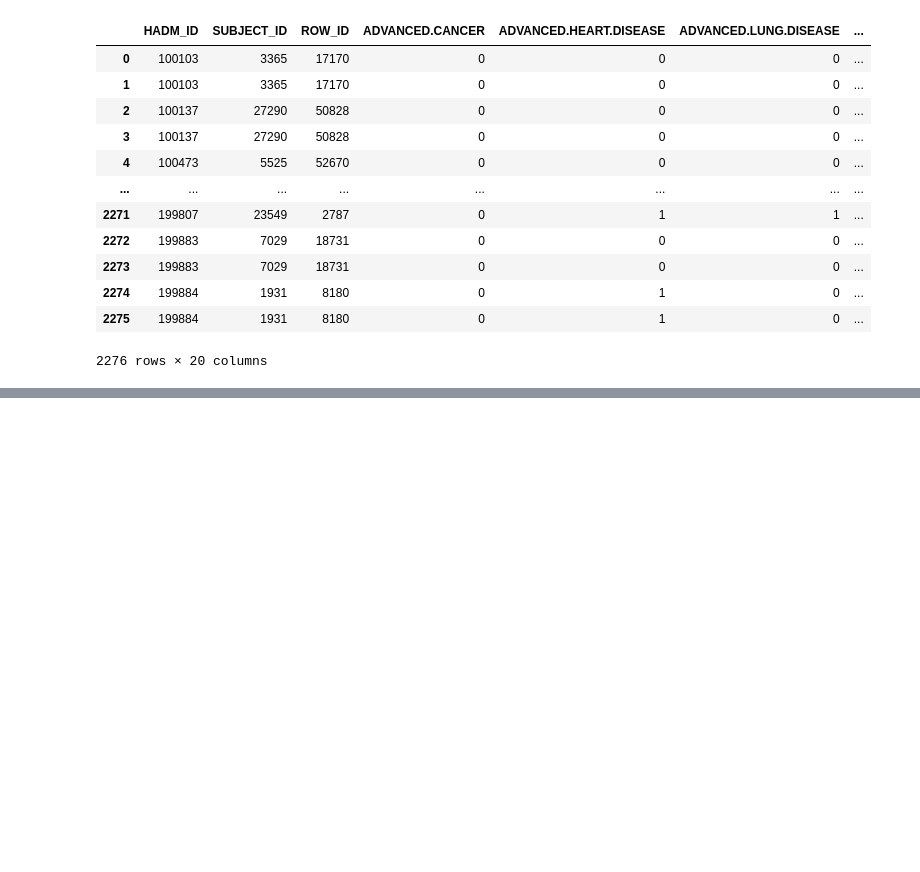
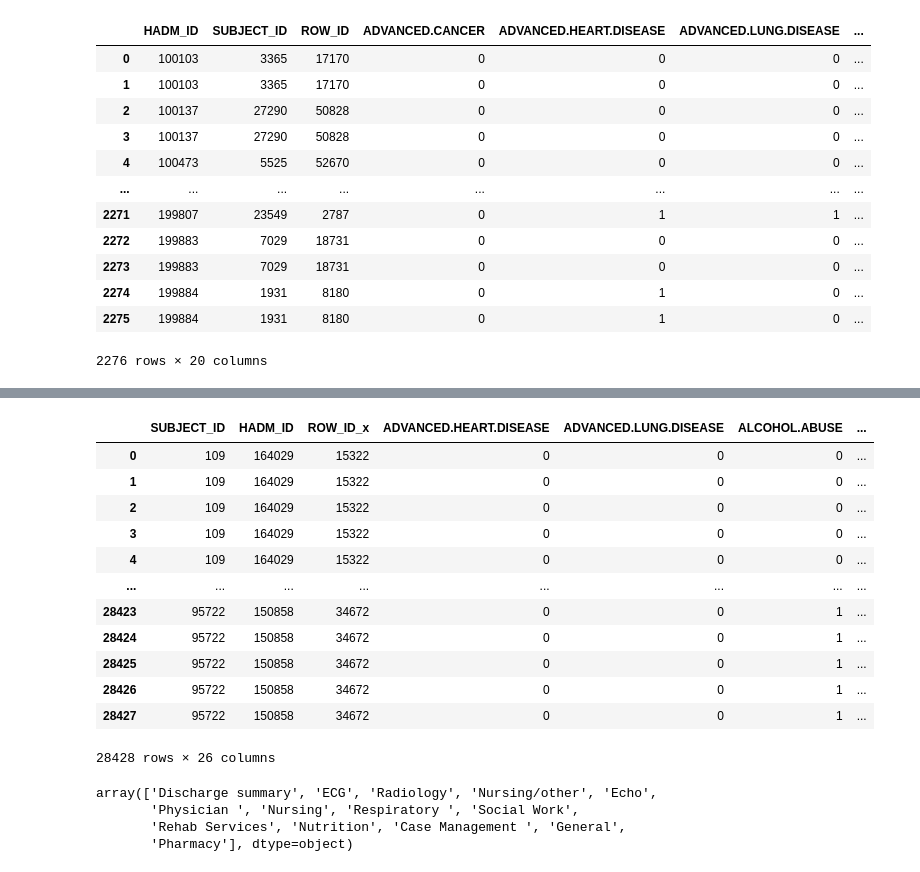
Before and after one commit to siyan-sylvia-li/cs271-project, a Jupyter notebook: data_preprocessing.ipynb, the cells around one changed output, grey strips where cells are left out. Saved outputs shown, nothing was run; the diff lists cells and outputs as text; code cells hidden in the pictures; blank space fills up the shorter version.

```diff
--- a/data_preprocessing.ipynb
+++ b/data_preprocessing.ipynb
@@ -104,0 +120,25 @@ sum(counts.values())
+# %%
+dataset = pd.merge(majority_annotation, noteevents, on=['SUBJECT_ID', 'HADM_ID'], how='inner')
+dataset.to_csv(DATASET_PATH)
+dataset
+# %% [output]
+|  | SUBJECT_ID | HADM_ID | ROW_ID_x | ADVANCED.HEART.DISEASE | ADVANCED.LUNG.DISEASE | ALCOHOL.ABUSE | ... |
+| 0 | 109 | 164029 | 15322 | 0 | 0 | 0 | ... |
+| 1 | 109 | 164029 | 15322 | 0 | 0 | 0 | ... |
+| 2 | 109 | 164029 | 15322 | 0 | 0 | 0 | ... |
+| 3 | 109 | 164029 | 15322 | 0 | 0 | 0 | ... |
+| 4 | 109 | 164029 | 15322 | 0 | 0 | 0 | ... |
+| ... | ... | ... | ... | ... | ... | ... | ... |
+| 28423 | 95722 | 150858 | 34672 | 0 | 0 | 1 | ... |
+| 28424 | 95722 | 150858 | 34672 | 0 | 0 | 1 | ... |
+| 28425 | 95722 | 150858 | 34672 | 0 | 0 | 1 | ... |
+| 28426 | 95722 | 150858 | 34672 | 0 | 0 | 1 | ... |
+| 28427 | 95722 | 150858 | 34672 | 0 | 0 | 1 | ... |
+28428 rows × 26 columns
+# %%
+dataset.CATEGORY.unique()
+# %% [output]
+array(['Discharge summary', 'ECG', 'Radiology', 'Nursing/other', 'Echo',
+       'Physician ', 'Nursing', 'Respiratory ', 'Social Work',
+       'Rehab Services', 'Nutrition', 'Case Management ', 'General',
+       'Pharmacy'], dtype=object)
```
Also changed, not shown: parts of 4 cells of this notebook, 2 other files.
